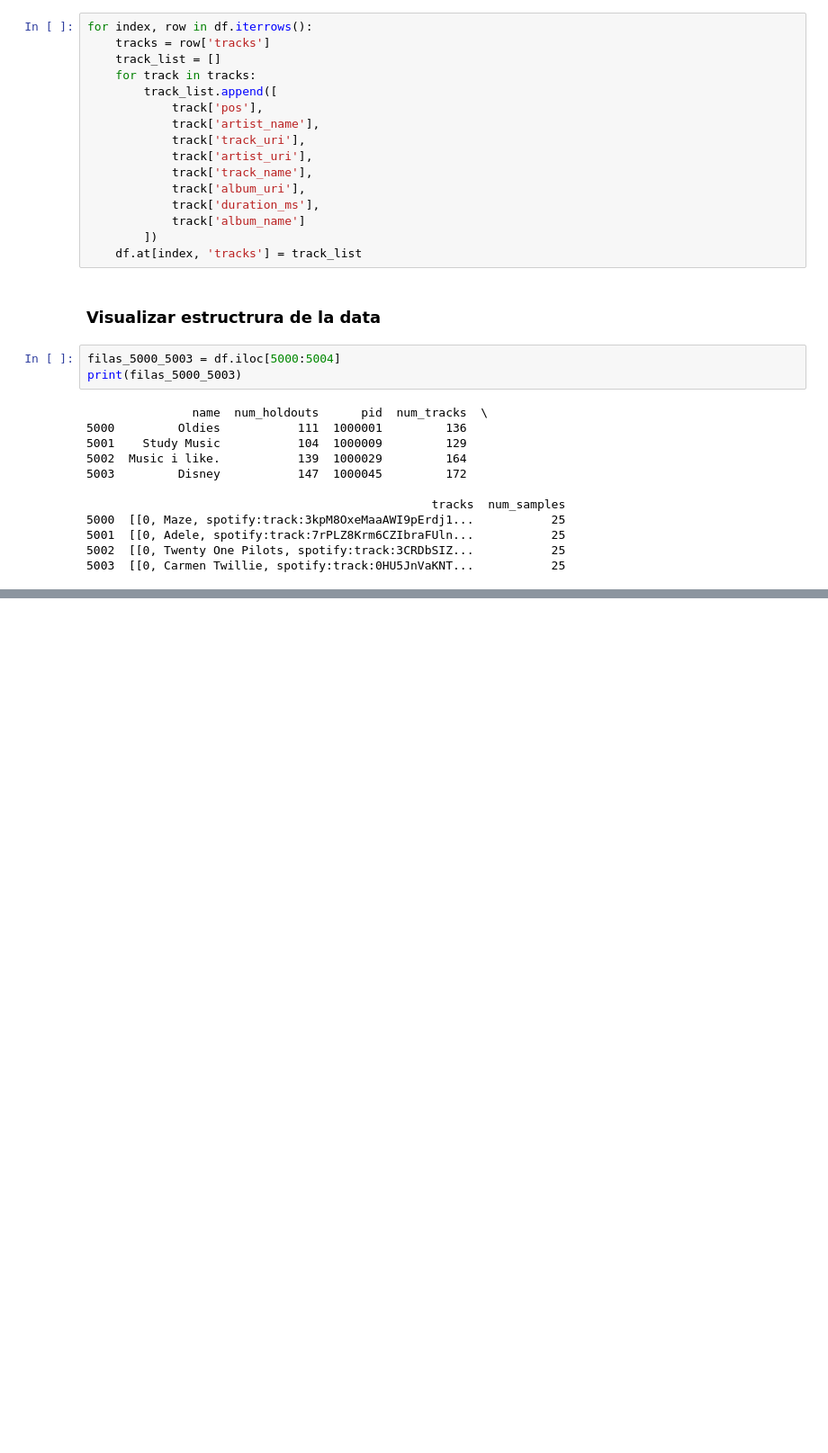
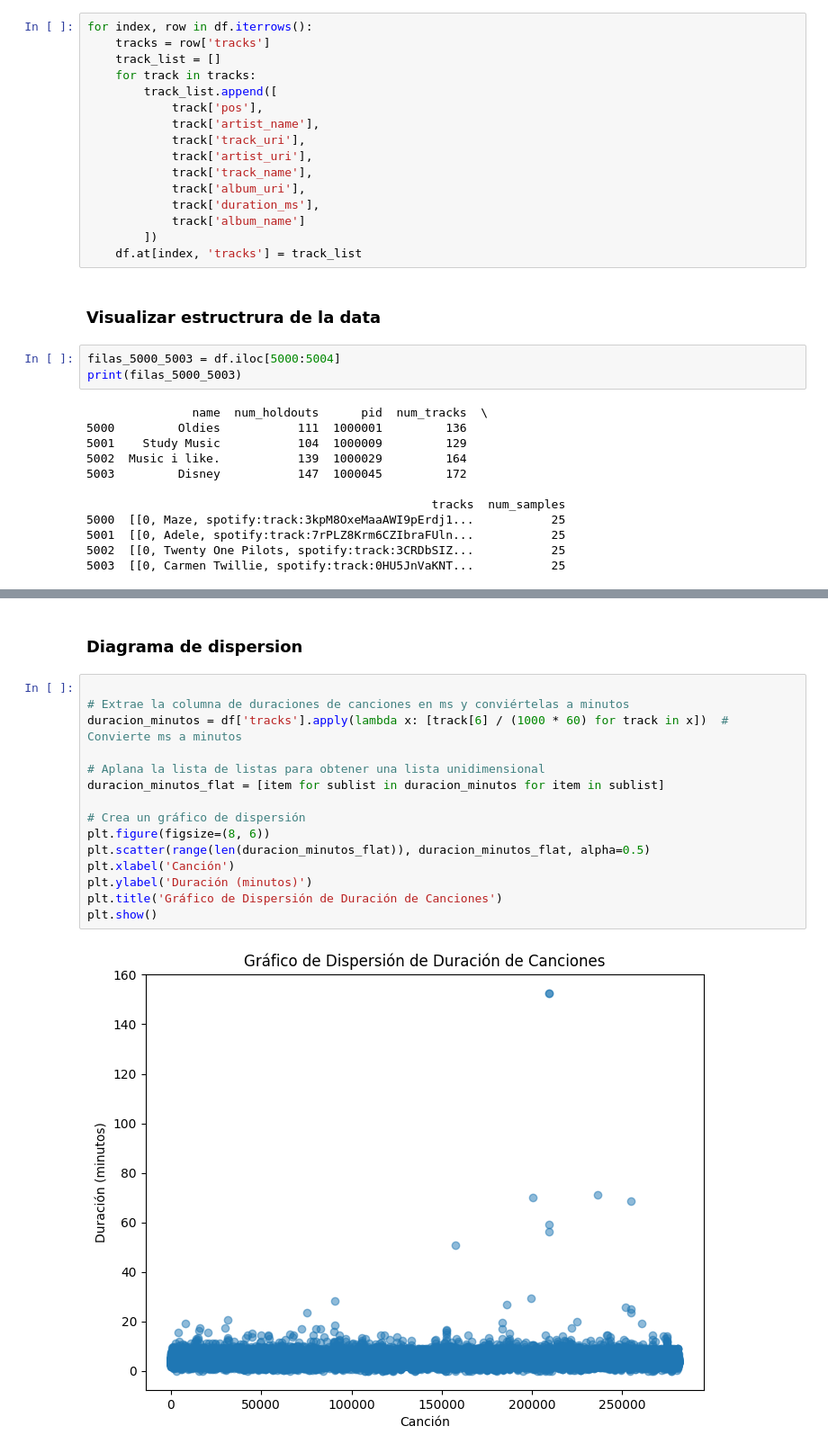
Before and after one commit to IPablo271/Proyecto-Data, a Jupyter notebook: Proyecto.ipynb, the cells around one changed output, grey strips where cells are left out. Shown at 90% size. Cells and saved outputs as stored; diff of their text form; blank space fills up the shorter version.

```diff
--- a/Proyecto.ipynb
+++ b/Proyecto.ipynb
@@ -60,0 +174,19 @@ print(filas_5000_5003)
+# %% [markdown]
+### Diagrama de dispersion
+# %%
+
+# Extrae la columna de duraciones de canciones en ms y conviértelas a minutos
+duracion_minutos = df['tracks'].apply(lambda x: [track[6] / (1000 * 60) for track in x])  # Convierte ms a minutos
+
+# Aplana la lista de listas para obtener una lista unidimensional
+duracion_minutos_flat = [item for sublist in duracion_minutos for item in sublist]
+
+# Crea un gráfico de dispersión
+plt.figure(figsize=(8, 6))
+plt.scatter(range(len(duracion_minutos_flat)), duracion_minutos_flat, alpha=0.5)
+plt.xlabel('Canción')
+plt.ylabel('Duración (minutos)')
+plt.title('Gráfico de Dispersión de Duración de Canciones')
+plt.show()
+# %% [output]
+[figure, added]
```
Also changed, not shown: parts of 23 cells of this notebook.
